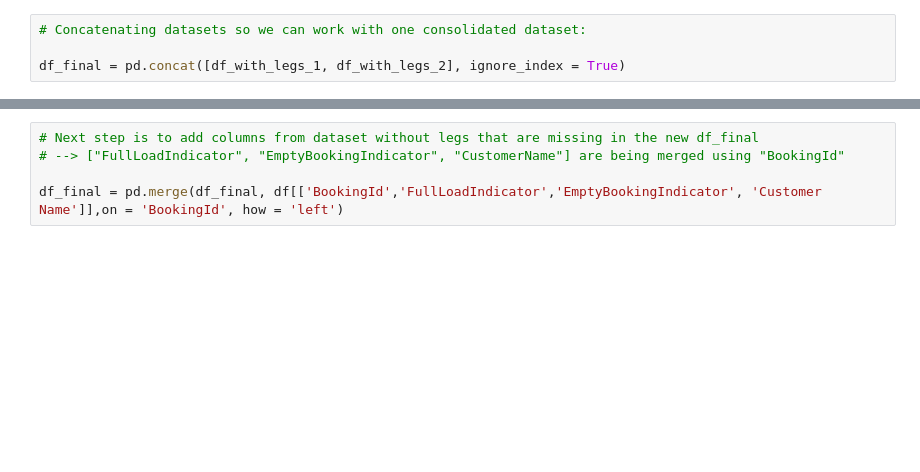
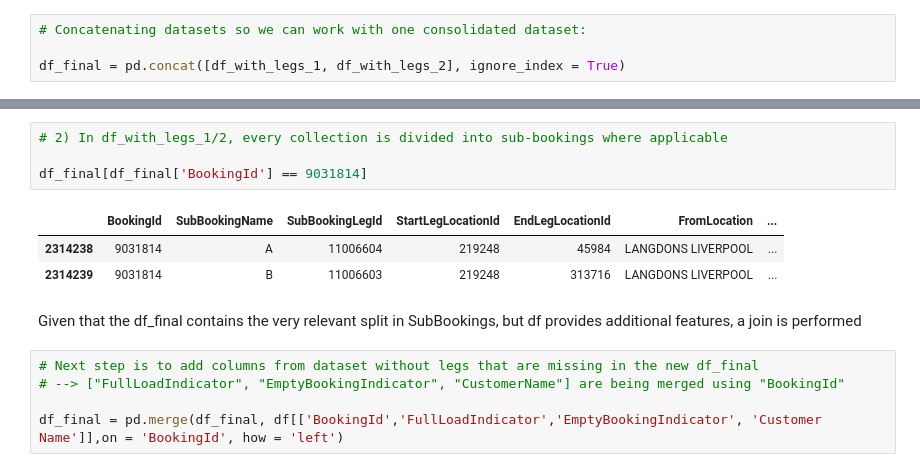
Before and after one commit to em1899/master-thesis-project, a Jupyter notebook: EDA/EDA_v5.ipynb, the cells around one changed output, grey strips where cells are left out. Saved outputs shown, nothing was run; the diff lists cells and outputs as text; blank space fills up the shorter version.

```diff
--- a/EDA/EDA_v5.ipynb
+++ b/EDA/EDA_v5.ipynb
@@ -161,3 +136,13 @@ This step is visualized in the report
+# %%
+# 2) In df_with_legs_1/2, every collection is divided into sub-bookings where applicable
+
+df_final[df_final['BookingId'] == 9031814]
+# %% [output]
+|  | BookingId | SubBookingName | SubBookingLegId | StartLegLocationId | EndLegLocationId | FromLocation | ... |
+| 2314238 | 9031814 | A | 11006604 | 219248 | 45984 | LANGDONS LIVERPOOL | ... |
+| 2314239 | 9031814 | B | 11006603 | 219248 | 313716 | LANGDONS LIVERPOOL | ... |
+# %% [markdown]
+Given that the df_final contains the very relevant split in SubBookings, but df provides additional features, a join is performed
 # %%
 # Next step is to add columns from dataset without legs that are missing in the new df_final
 # --> ["FullLoadIndicator", "EmptyBookingIndicator", "CustomerName"] are being merged using "BookingId"
```
Also changed, not shown: parts of 75 cells of this notebook, 1 other file.
